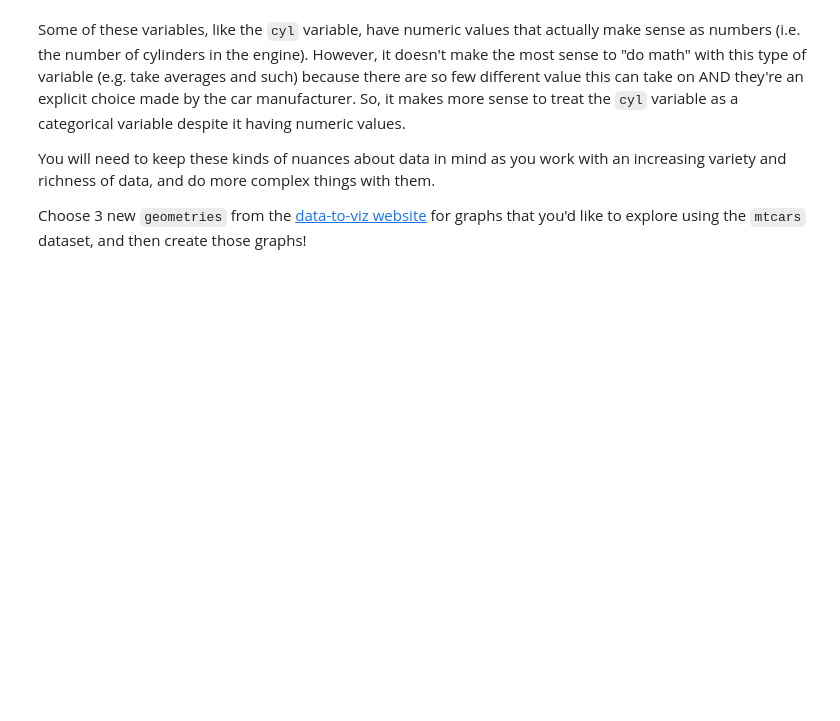
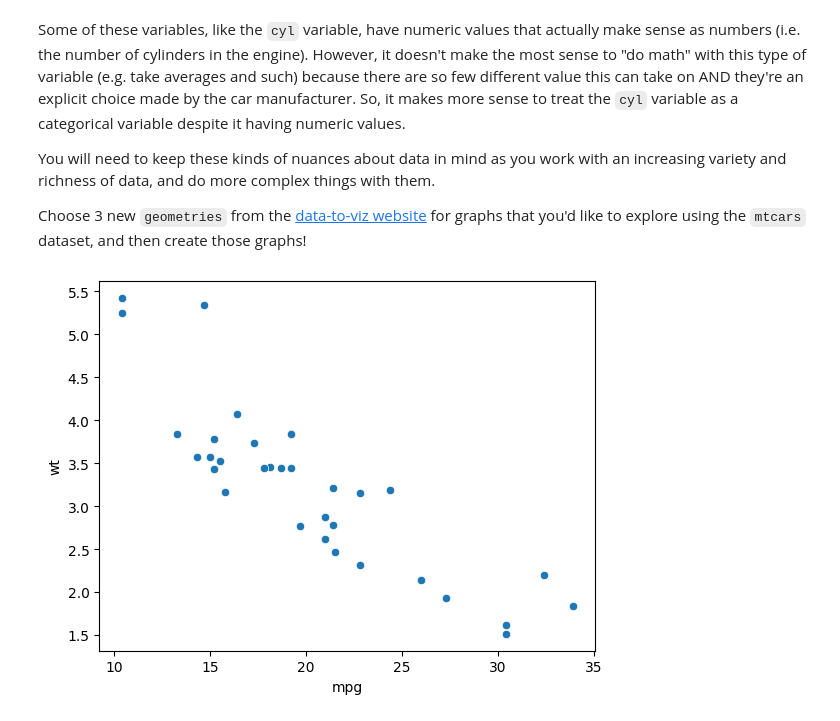
Before and after one commit to whyBenji/Activity-1.3, a Jupyter notebook: JatinActivity1.3.ipynb, the cells around one changed output. Saved outputs shown, nothing was run; the diff lists cells and outputs as text; code cells hidden in the pictures; blank space fills up the shorter version.

```diff
--- a/JatinActivity1.3.ipynb
+++ b/JatinActivity1.3.ipynb
@@ -46,0 +108,13 @@ Choose 3 new `geometries` from the [data-to-viz website](https://www.data-to-viz
+# %%
+import matplotlib.pyplot as plt
+import seaborn as sns
+
+# Plot
+sns.scatterplot(
+  data=df,
+  x='mpg',
+  y='wt'
+)
+plt.show()
+# %% [output]
+[figure, added]
```
Also changed, not shown: parts of 15 cells of this notebook, 18 other files.
